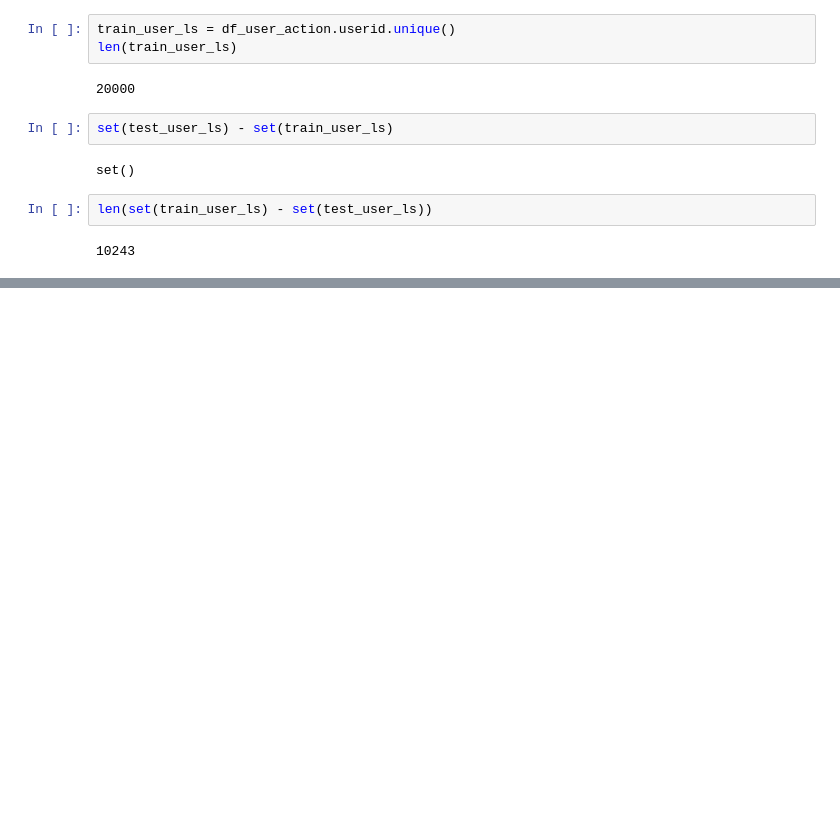
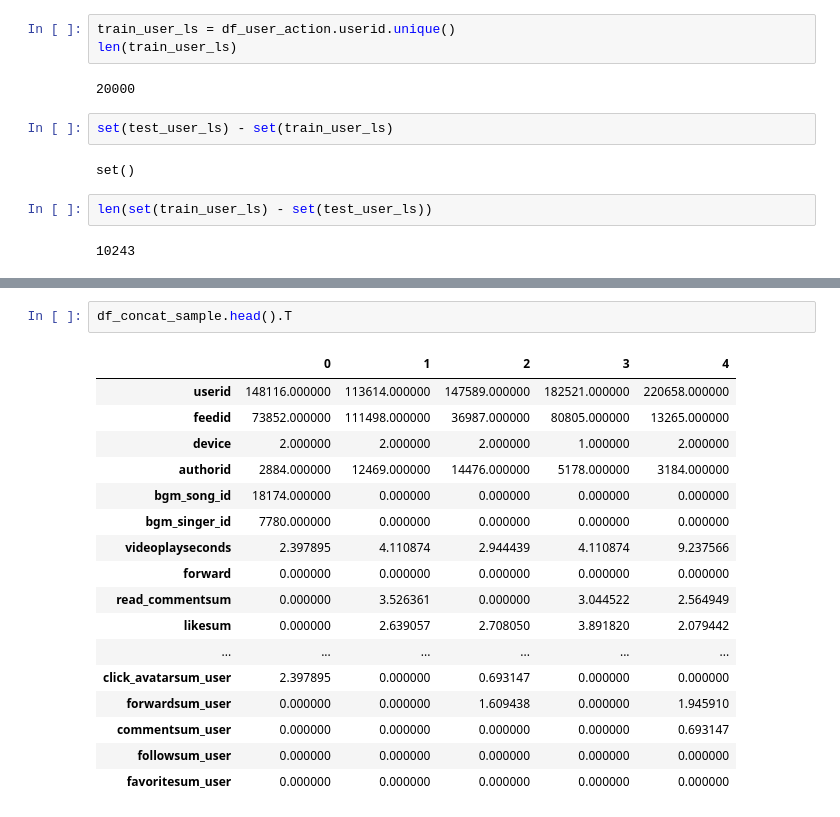
Before and after one commit to flavorfan/fan_data_scient, a Jupyter notebook: WeChat_Big_Data_Challenge/wechat_eda.ipynb, the cells around one changed output, grey strips where cells are left out. Drawn from its saved outputs; the diff is of its cells as text; blank space fills up the shorter version.

```diff
--- a/WeChat_Big_Data_Challenge/wechat_eda.ipynb
+++ b/WeChat_Big_Data_Challenge/wechat_eda.ipynb
@@ -264,0 +426,20 @@ len(set(train_user_ls) - set(test_user_ls))
+# %%
+df_concat_sample.head().T
+# %% [output]
+|  | 0 | 1 | 2 | 3 | 4 |
+| userid | 148116.000000 | 113614.000000 | 147589.000000 | 182521.000000 | 220658.000000 |
+| feedid | 73852.000000 | 111498.000000 | 36987.000000 | 80805.000000 | 13265.000000 |
+| device | 2.000000 | 2.000000 | 2.000000 | 1.000000 | 2.000000 |
+| authorid | 2884.000000 | 12469.000000 | 14476.000000 | 5178.000000 | 3184.000000 |
+| bgm_song_id | 18174.000000 | 0.000000 | 0.000000 | 0.000000 | 0.000000 |
+| bgm_singer_id | 7780.000000 | 0.000000 | 0.000000 | 0.000000 | 0.000000 |
+| videoplayseconds | 2.397895 | 4.110874 | 2.944439 | 4.110874 | 9.237566 |
+| forward | 0.000000 | 0.000000 | 0.000000 | 0.000000 | 0.000000 |
+| read_commentsum | 0.000000 | 3.526361 | 0.000000 | 3.044522 | 2.564949 |
+| likesum | 0.000000 | 2.639057 | 2.708050 | 3.891820 | 2.079442 |
+| ... | ... | ... | ... | ... | ... |
+| click_avatarsum_user | 2.397895 | 0.000000 | 0.693147 | 0.000000 | 0.000000 |
+| forwardsum_user | 0.000000 | 0.000000 | 1.609438 | 0.000000 | 1.945910 |
+| commentsum_user | 0.000000 | 0.000000 | 0.000000 | 0.000000 | 0.693147 |
+| followsum_user | 0.000000 | 0.000000 | 0.000000 | 0.000000 | 0.000000 |
+| favoritesum_user | 0.000000 | 0.000000 | 0.000000 | 0.000000 | 0.000000 |
```
Also changed, not shown: parts of 27 cells of this notebook, 1 other file.
